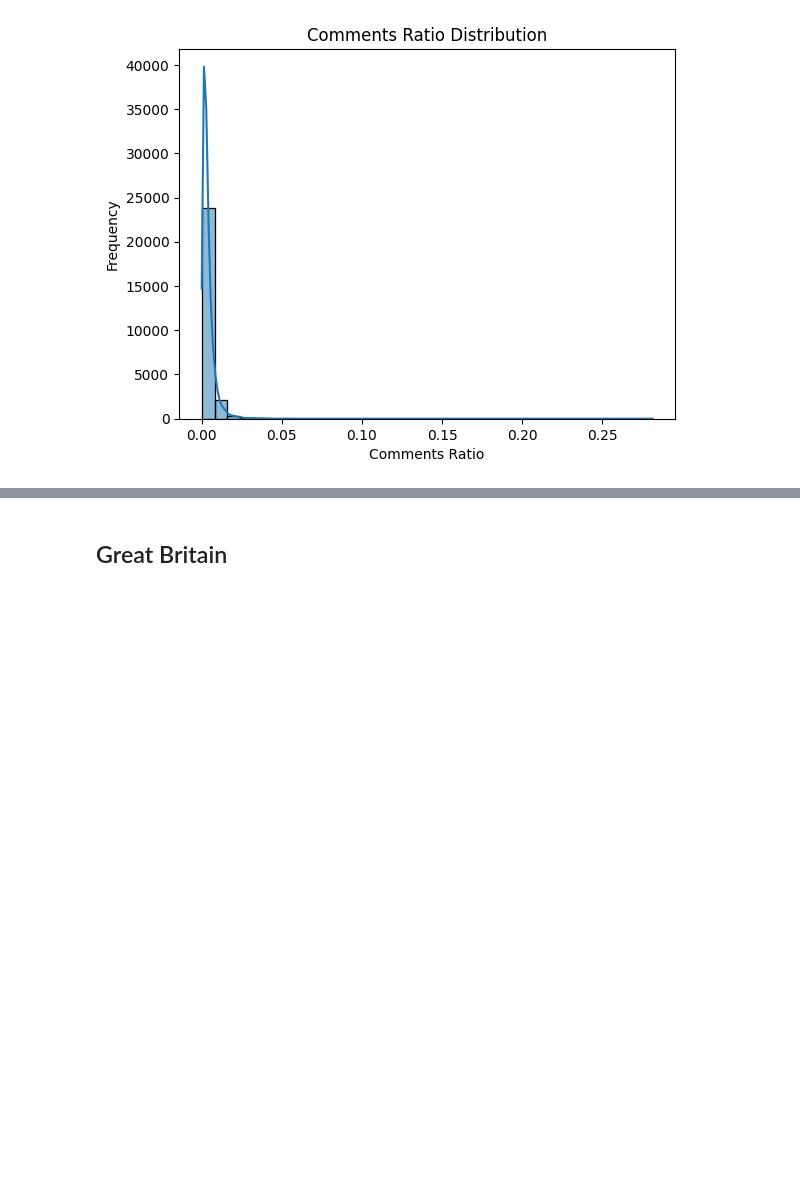
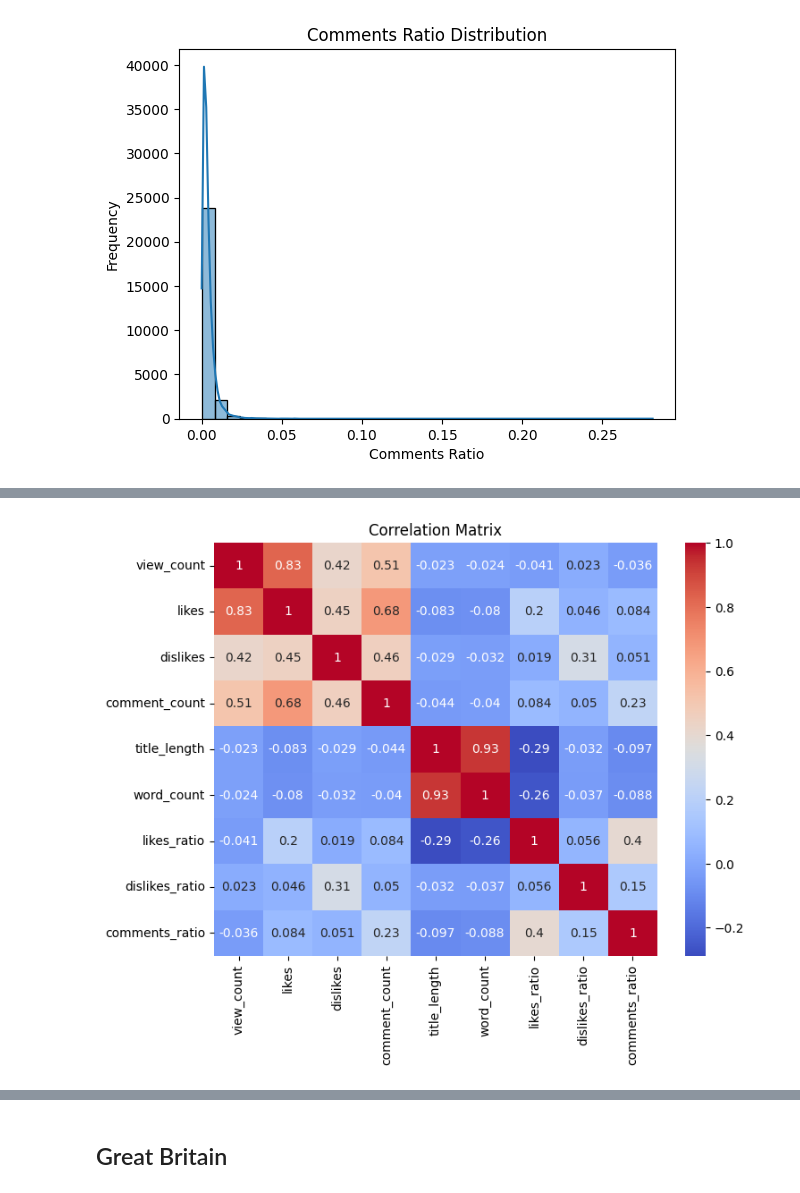
Before and after one commit to muzzy3k/YouTubeBigData, a Jupyter notebook: CA_EDA.ipynb, the cells around one changed output, grey strips where cells are left out. Saved outputs shown, nothing was run; the diff lists cells and outputs as text; code cells hidden in the pictures; blank space fills up the shorter version.

Commit message:
add heatmaps, correlation matrix

```diff
--- a/CA_EDA.ipynb
+++ b/CA_EDA.ipynb
@@ -567,0 +578,14 @@ only showing top 5 rows
+# %%
+df_numeric = df.select(["view_count", "likes", "dislikes", "comment_count", "title_length", "word_count", "likes_ratio", "dislikes_ratio", "comments_ratio"])
+
+df_numeric_pd = df_numeric.sample(fraction=0.1, seed=42).toPandas()
+
+# Compute the correlation matrix using Pandas
+corr_matrix = df_numeric_pd.corr(method='pearson')
+
+plt.figure(figsize=(8, 6))
+sns.heatmap(corr_matrix, annot=True, cmap="coolwarm")
+plt.title("Correlation Matrix")
+plt.show()
+# %% [output]
+[figure, added]
```
Also changed, not shown: parts of 2 cells of this notebook.
